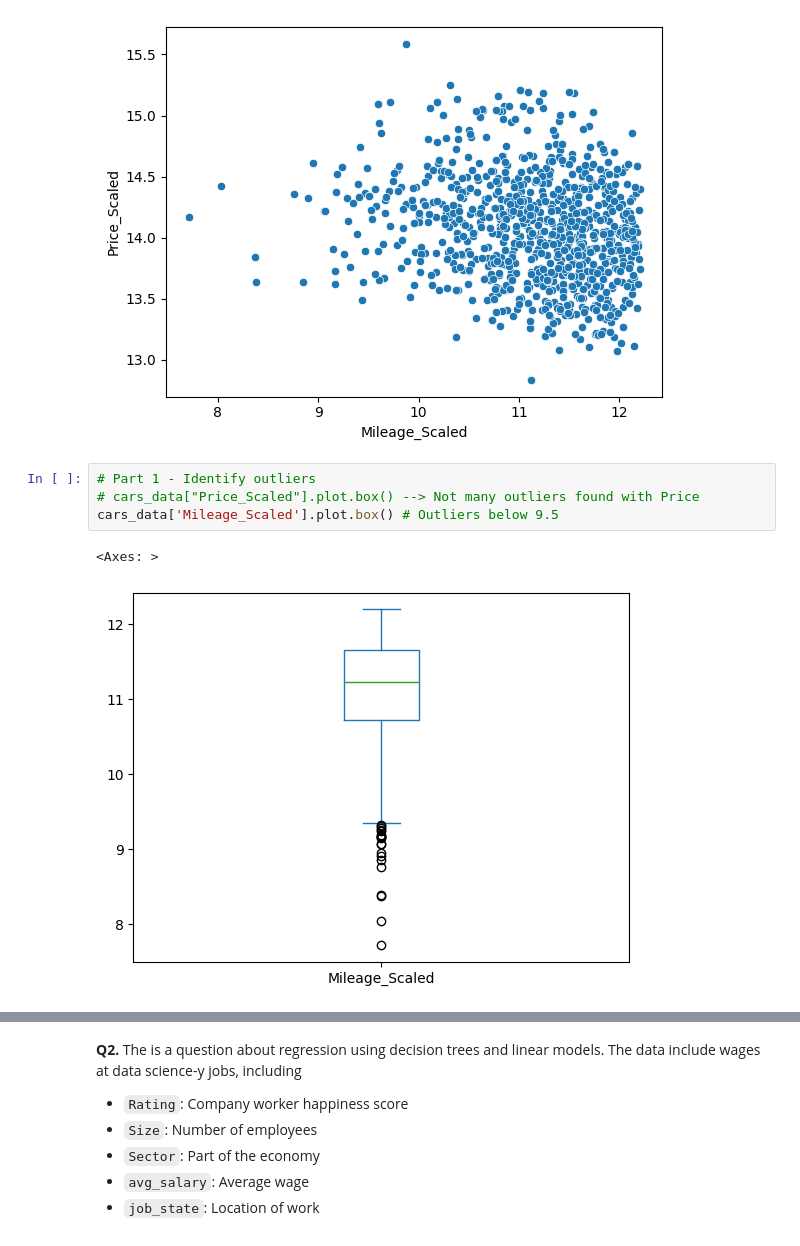
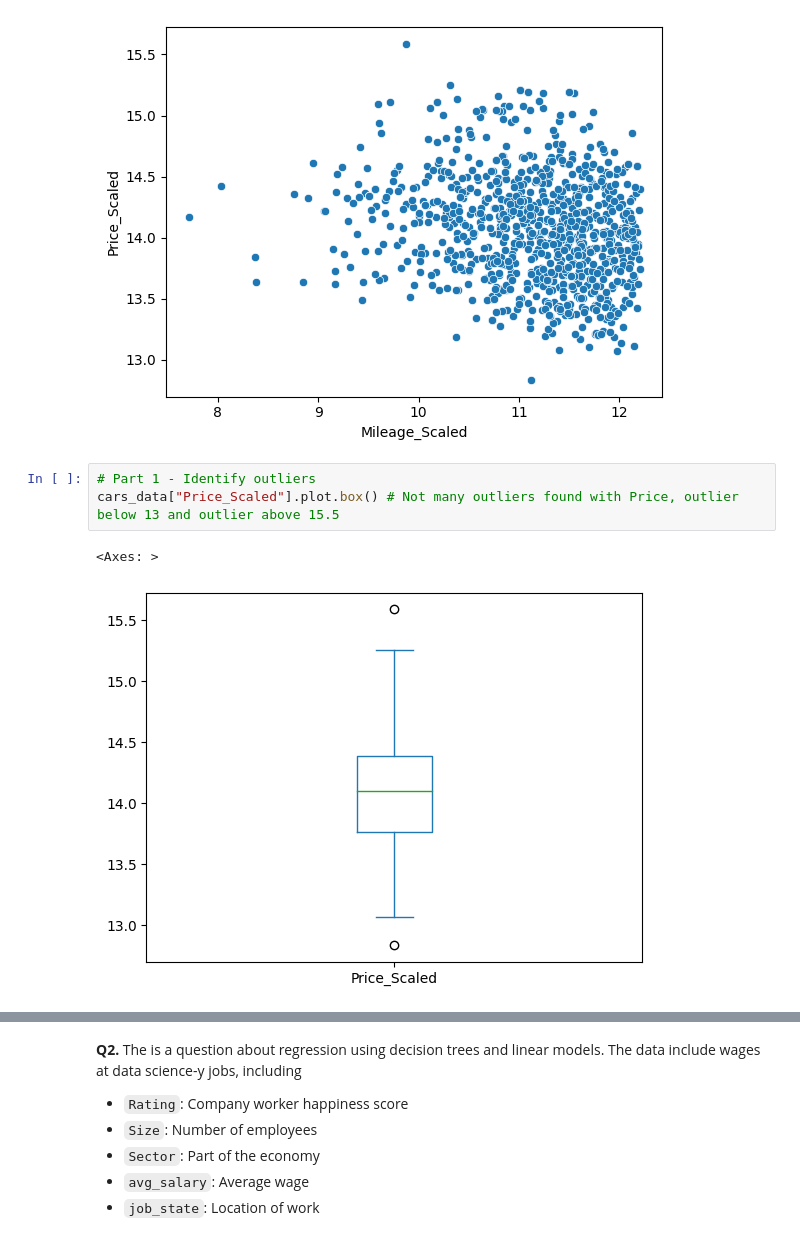
Before and after one commit to chrryyy/assignment4, a Jupyter notebook: assignment4.ipynb, the cells around one changed output, grey strips where cells are left out. Drawn from its saved outputs; the diff is of its cells as text.

```diff
--- a/assignment4.ipynb
+++ b/assignment4.ipynb
@@ -58,8 +80,7 @@ sns.scatterplot(data=cars_data,y='Price_Scaled',x='Mileage_Scaled')
 [figure]
 # %%
 # Part 1 - Identify outliers
-# cars_data["Price_Scaled"].plot.box() --> Not many outliers found with Price
-cars_data['Mileage_Scaled'].plot.box() # Outliers below 9.5
+cars_data["Price_Scaled"].plot.box() # Not many outliers found with Price, outlier below 13 and outlier above 15.5
 # %% [output]
 <Axes: >
-[figure, old version]
+[figure, new version]
```
Also changed, not shown: parts of 21 cells of this notebook.
